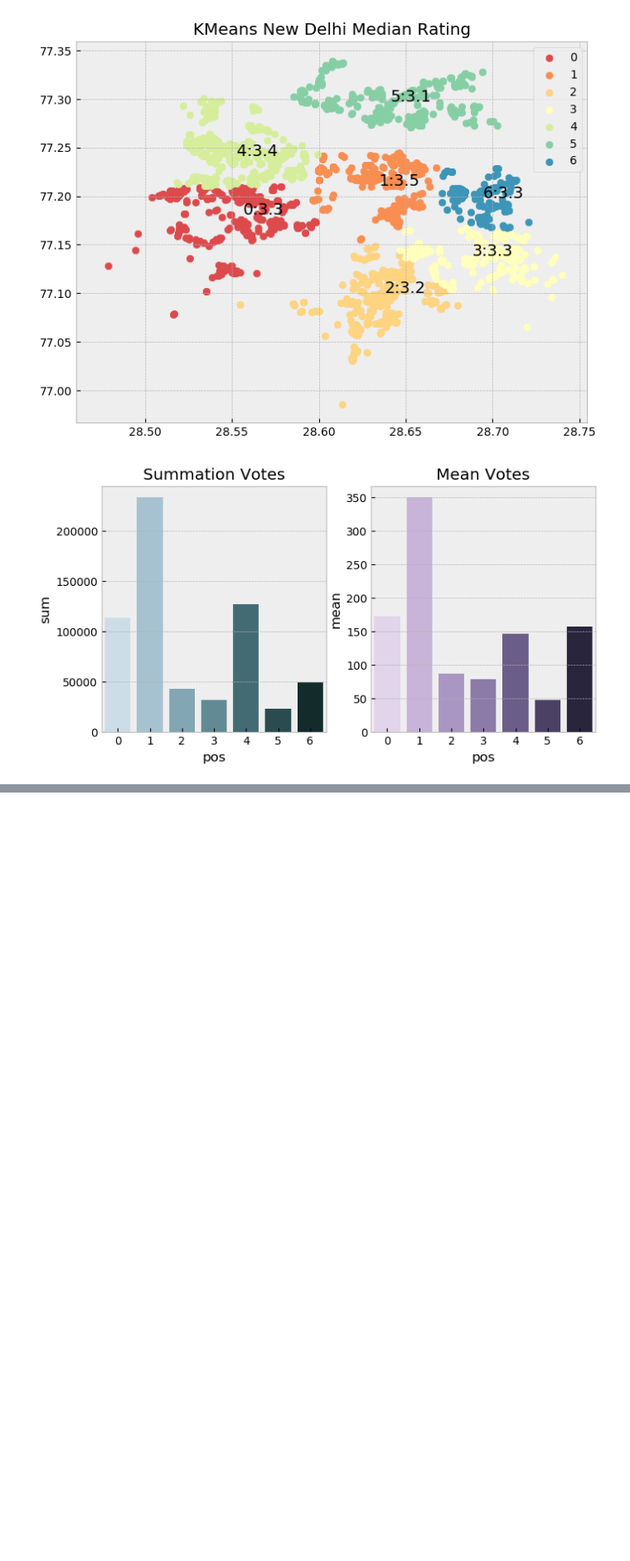
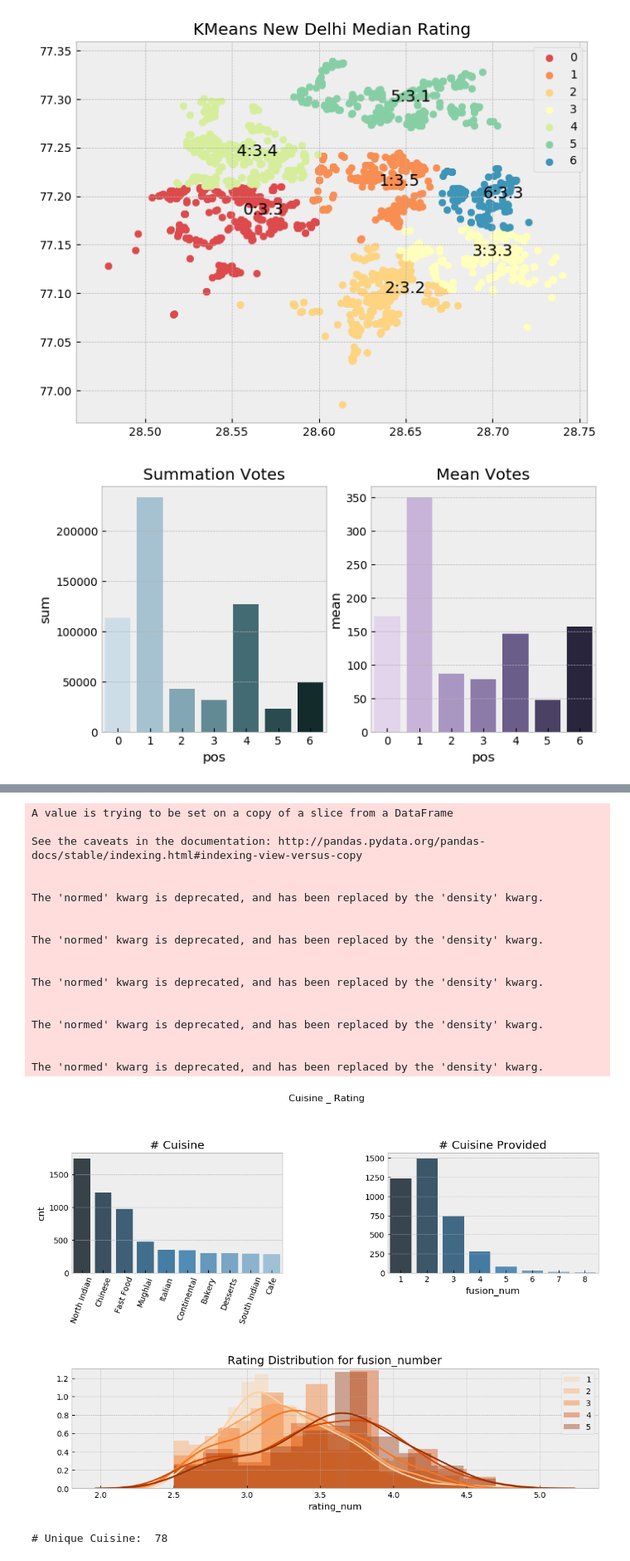
Before and after one commit to AvinashDamodaran/Zomato-Restaurant, a Jupyter notebook: Zomato India Restaurant.ipynb, the cells around one changed output, grey strips where cells are left out. Shown: that part at 83% size. Saved outputs shown, nothing was run; the diff lists cells and outputs as text; code cells hidden in the pictures; blank space fills up the shorter version.

```diff
--- a/Zomato India Restaurant.ipynb
+++ b/Zomato India Restaurant.ipynb
@@ -184,0 +239,66 @@ with plt.style.context('bmh',after_reset=True):
+# %%
+df_city['Cuisines'] = df_city['Cuisines'].astype(str)
+df_city['fusion_num'] = df_city['Cuisines'].apply(lambda x: len(x.split(',')))
+
+from collections import Counter
+lst_cuisine = set()
+Cnt_cuisine = Counter()
+for cu_lst in df_city['Cuisines']:
+    cu_lst = cu_lst.split(',')
+    lst_cuisine.update([cu.strip() for cu in cu_lst])
+    for cu in cu_lst:
+        Cnt_cuisine[cu.strip()] += 1
+
+cnt = pd.DataFrame.from_dict(Cnt_cuisine, orient = 'index')
+cnt.sort_values(0, ascending = False, inplace = True)
+
+
+tmp_cnt = cnt.head(10)
+tmp_cnt.rename(columns = {0:'cnt'}, inplace = True)
+with plt.style.context('bmh'):
+    f = plt.figure(figsize = (12, 8))
+    ax = plt.subplot2grid((2,2), (0,0))
+    sns.barplot(x = tmp_cnt.index, y = 'cnt', data = tmp_cnt, ax = ax, palette = sns.color_palette('Blues_d', 10))
+    ax.set_title('# Cuisine')
+    ax.tick_params(axis='x', rotation=70)
+    ax = plt.subplot2grid((2,2), (0,1))
+    sns.countplot(df_city['fusion_num'], ax=ax, palette = sns.color_palette('Blues_d', df_city.fusion_num.nunique()))
+    ax.set_title('# Cuisine Provided')
+    ax.set_ylabel('')
+
+    ax = plt.subplot2grid((2,2), (1,0), colspan = 2)
+    fusion_rate = df_city[['fusion_num', 'rating_cat', 'rating_num']].copy()
+    fusion_rate.loc[fusion_rate['fusion_num'] > 5,'fusion_num'] = 5
+    fusion_rate = fusion_rate.loc[fusion_rate.rating_cat != -1, :]
+    pal = sns.color_palette('Oranges', 11)
+    for i in range(1,6):
+        num_ix = fusion_rate['fusion_num'] == i
+        sns.distplot(fusion_rate.loc[num_ix, 'rating_num'], color = pal[i*2], label = str(i), ax = ax)
+        ax.legend()
+        ax.set_title('Rating Distribution for fusion_number')
+
+    plt.subplots_adjust(wspace = 0.5, hspace = 0.8, top = 0.85)
+    plt.suptitle('Cuisine _ Rating')
+    plt.show()
+print('# Unique Cuisine: ', len(lst_cuisine))
+# %% [output]
+A value is trying to be set on a copy of a slice from a DataFrame
+
+See the caveats in the documentation: http://pandas.pydata.org/pandas-docs/stable/indexing.html#indexing-view-versus-copy
+
+
+The 'normed' kwarg is deprecated, and has been replaced by the 'density' kwarg.
+
+
+The 'normed' kwarg is deprecated, and has been replaced by the 'density' kwarg.
+
+
+The 'normed' kwarg is deprecated, and has been replaced by the 'density' kwarg.
+
+
+The 'normed' kwarg is deprecated, and has been replaced by the 'density' kwarg.
+
+
+The 'normed' kwarg is deprecated, and has been replaced by the 'density' kwarg.
+[figure, added]
+# Unique Cuisine:  78
```
Also changed, not shown: parts of 7 cells of this notebook.
